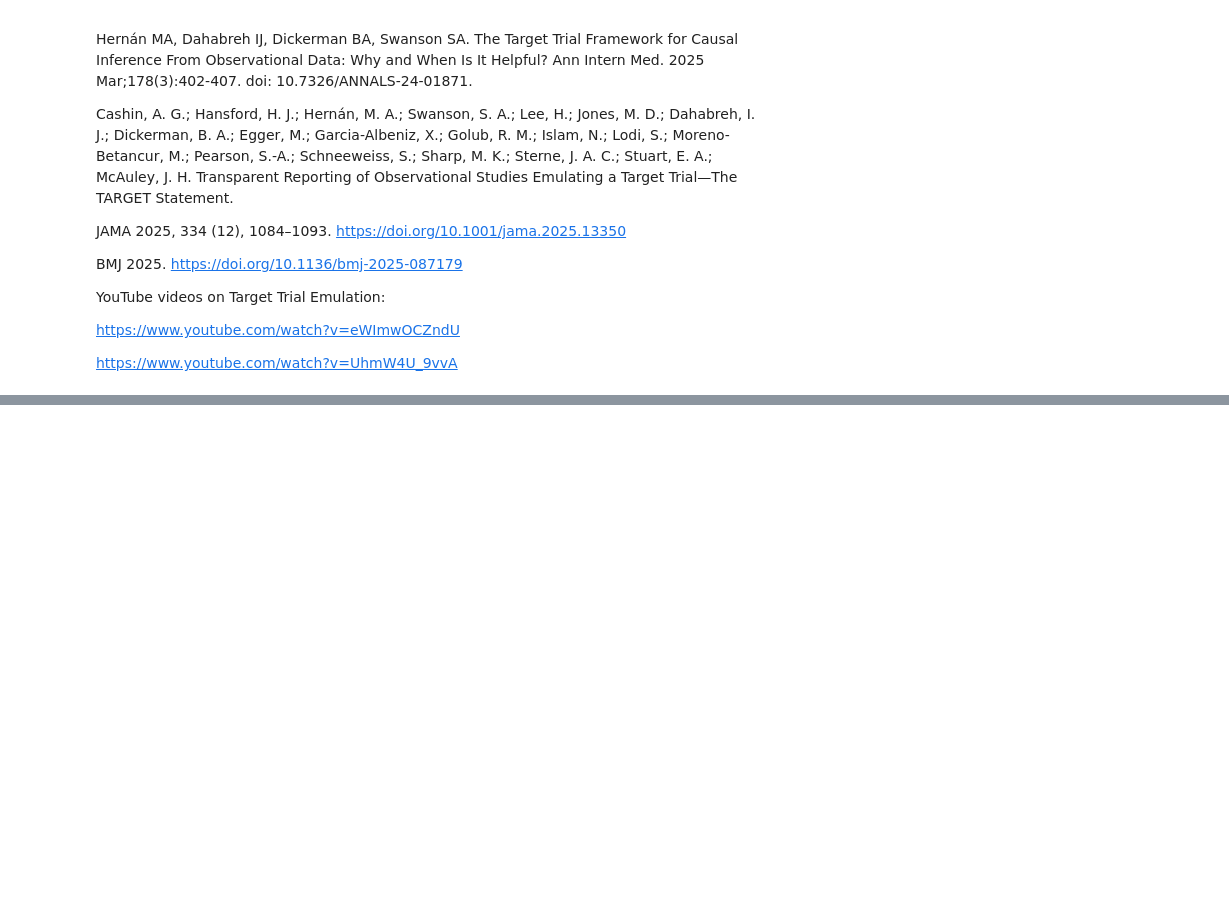
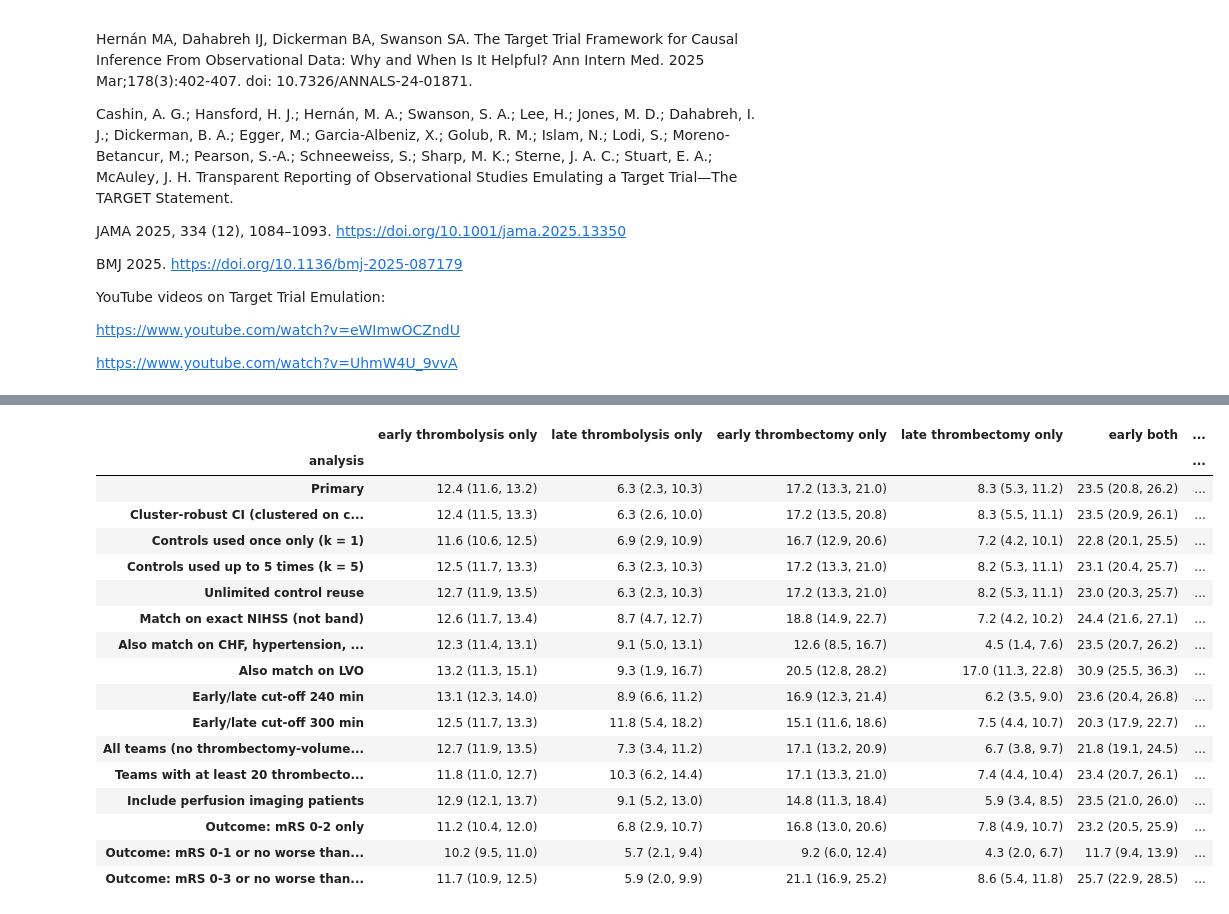
Before and after one commit to samuel-book/samuel-3, a Jupyter notebook: 4_target_trial_emulation/01_non_mild_thrombolysis_thrombectomy_target_trial_good_outcome.ipynb, the cells around one changed output, grey strips where cells are left out. Drawn from its saved outputs; the diff is of its cells as text; code cells hidden in the pictures; blank space fills up the shorter version.

```diff
--- a/4_target_trial_emulation/01_non_mild_thrombolysis_thrombectomy_target_trial_good_outcome.ipynb
+++ b/4_target_trial_emulation/01_non_mild_thrombolysis_thrombectomy_target_trial_good_outcome.ipynb
@@ -746,0 +740,59 @@ plt.show()
+# %%
+severity_exact = [f if f != "stroke_severity_band" else "stroke_severity" for f in MATCHING_FEATURES]
+with_comorbidities = MATCHING_FEATURES + ["congestive_heart_failure", "hypertension", "diabetes"]
+with_lvo = MATCHING_FEATURES + ["lvo"]
+
+# (category, label, cohort settings, matching settings)
+SCENARIOS = [
+    ("Matching", "Controls used once only (k = 1)", {}, {"max_control_reuse": 1}),
+    ("Matching", "Controls used up to 5 times (k = 5)", {}, {"max_control_reuse": 5}),
+    ("Matching", "Unlimited control reuse", {}, {"max_control_reuse": None}),
+    ("Matching", "Match on exact NIHSS (not band)", {}, {"matching_features": severity_exact}),
+    ("Matching", "Also match on CHF, hypertension, diabetes", {}, {"matching_features": with_comorbidities}),
+    ("Matching", "Also match on LVO", {}, {"matching_features": with_lvo}),
+    ("Treatment timing", "Early/late cut-off 240 min", {"cutoff": 240}, {}),
+    ("Treatment timing", "Early/late cut-off 300 min", {"cutoff": 300}, {}),
+    ("Cohort", "All teams (no thrombectomy-volume limit)", {"min_team_thrombectomies": 0}, {}),
+    ("Cohort", "Teams with at least 20 thrombectomies", {"min_team_thrombectomies": 20}, {}),
+    ("Cohort", "Include perfusion imaging patients", {"exclude_perfusion_imaging": False}, {}),
+]
+
+# Alternative good-outcome definitions, applied to the primary matched samples
+OUTCOME_SCENARIOS = [
+    ("mRS 0-2 only", lambda d: good_outcome(d, 2, allow_no_worse_than_prior=False)),
+    ("mRS 0-1 or no worse than pre-stroke", lambda d: good_outcome(d, 1)),
+    ("mRS 0-3 or no worse than pre-stroke", lambda d: good_outcome(d, 3)),
+]
+
+results = [
+    summarise_effects(matched_samples, "Primary", "Primary"),
+    summarise_effects(matched_samples, "Cluster-robust CI (clustered on control)", "Inference", clustered=True),
+]
+for category, label, cohort_kwargs, match_kwargs in SCENARIOS:
+    print(f"Running: {label}")
+    cohort = get_cohort(**cohort_kwargs) if cohort_kwargs else data
+    results.append(summarise_effects(match_groups(cohort, **match_kwargs), label, category))
+for label, outcome_fn in OUTCOME_SCENARIOS:
+    results.append(summarise_effects(matched_samples, f"Outcome: {label}", "Outcome definition",
+                                     outcome_fn=outcome_fn))
+
+sensitivity_df = pd.concat(results, ignore_index=True)
+sensitivity_df["difference_publish_pp"] = sensitivity_df.apply(
+    lambda r: f"{100 * r['difference']:.1f} ({100 * r['ci_lower']:.1f}, {100 * r['ci_upper']:.1f})", axis=1)
+sensitivity_df.to_csv(f"{OUTPUT_DIR}/{prefix}_sensitivity.csv", index=False)
+analysis_order = list(dict.fromkeys(sensitivity_df["analysis"]))
+
+
+def sensitivity_pivot(values):
+    # Rows = analysis, columns = treatment strategy
+    table = (sensitivity_df.pivot(index="analysis", columns="treatment_group", values=values)
+             .reindex(index=analysis_order, columns=[g for g in GROUP_ORDER if g in set(sensitivity_df["treatment_group"])]))
+    table.columns = [c.replace("_", " ") for c in table.columns]
+    return table
+
+
+# Difference in good outcome, percentage points (95% CI)
+sensitivity_table = sensitivity_pivot("difference_publish_pp")
+sensitivity_table.to_csv(f"{OUTPUT_DIR}/{prefix}_sensitivity_table.csv")
+sensitivity_table
+# %% [output]
@@ -746,0 +810,18 @@ plt.show()
+|  | early thrombolysis only | late thrombolysis only | early thrombectomy only | late thrombectomy only | early both | ... |
+| analysis |  |  |  |  |  | ... |
+| Primary | 12.4 (11.6, 13.2) | 6.3 (2.3, 10.3) | 17.2 (13.3, 21.0) | 8.3 (5.3, 11.2) | 23.5 (20.8, 26.2) | ... |
+| Cluster-robust CI (clustered on c... | 12.4 (11.5, 13.3) | 6.3 (2.6, 10.0) | 17.2 (13.5, 20.8) | 8.3 (5.5, 11.1) | 23.5 (20.9, 26.1) | ... |
+| Controls used once only (k = 1) | 11.6 (10.6, 12.5) | 6.9 (2.9, 10.9) | 16.7 (12.9, 20.6) | 7.2 (4.2, 10.1) | 22.8 (20.1, 25.5) | ... |
+| Controls used up to 5 times (k = 5) | 12.5 (11.7, 13.3) | 6.3 (2.3, 10.3) | 17.2 (13.3, 21.0) | 8.2 (5.3, 11.1) | 23.1 (20.4, 25.7) | ... |
+| Unlimited control reuse | 12.7 (11.9, 13.5) | 6.3 (2.3, 10.3) | 17.2 (13.3, 21.0) | 8.2 (5.3, 11.1) | 23.0 (20.3, 25.7) | ... |
+| Match on exact NIHSS (not band) | 12.6 (11.7, 13.4) | 8.7 (4.7, 12.7) | 18.8 (14.9, 22.7) | 7.2 (4.2, 10.2) | 24.4 (21.6, 27.1) | ... |
+| Also match on CHF, hypertension, ... | 12.3 (11.4, 13.1) | 9.1 (5.0, 13.1) | 12.6 (8.5, 16.7) | 4.5 (1.4, 7.6) | 23.5 (20.7, 26.2) | ... |
+| Also match on LVO | 13.2 (11.3, 15.1) | 9.3 (1.9, 16.7) | 20.5 (12.8, 28.2) | 17.0 (11.3, 22.8) | 30.9 (25.5, 36.3) | ... |
+| Early/late cut-off 240 min | 13.1 (12.3, 14.0) | 8.9 (6.6, 11.2) | 16.9 (12.3, 21.4) | 6.2 (3.5, 9.0) | 23.6 (20.4, 26.8) | ... |
+| Early/late cut-off 300 min | 12.5 (11.7, 13.3) | 11.8 (5.4, 18.2) | 15.1 (11.6, 18.6) | 7.5 (4.4, 10.7) | 20.3 (17.9, 22.7) | ... |
+| All teams (no thrombectomy-volume... | 12.7 (11.9, 13.5) | 7.3 (3.4, 11.2) | 17.1 (13.2, 20.9) | 6.7 (3.8, 9.7) | 21.8 (19.1, 24.5) | ... |
+| Teams with at least 20 thrombecto... | 11.8 (11.0, 12.7) | 10.3 (6.2, 14.4) | 17.1 (13.3, 21.0) | 7.4 (4.4, 10.4) | 23.4 (20.7, 26.1) | ... |
+| Include perfusion imaging patients | 12.9 (12.1, 13.7) | 9.1 (5.2, 13.0) | 14.8 (11.3, 18.4) | 5.9 (3.4, 8.5) | 23.5 (21.0, 26.0) | ... |
+| Outcome: mRS 0-2 only | 11.2 (10.4, 12.0) | 6.8 (2.9, 10.7) | 16.8 (13.0, 20.6) | 7.8 (4.9, 10.7) | 23.2 (20.5, 25.9) | ... |
+| Outcome: mRS 0-1 or no worse than... | 10.2 (9.5, 11.0) | 5.7 (2.1, 9.4) | 9.2 (6.0, 12.4) | 4.3 (2.0, 6.7) | 11.7 (9.4, 13.9) | ... |
+| Outcome: mRS 0-3 or no worse than... | 11.7 (10.9, 12.5) | 5.9 (2.0, 9.9) | 21.1 (16.9, 25.2) | 8.6 (5.4, 11.8) | 25.7 (22.9, 28.5) | ... |
```
Also changed, not shown: parts of 63 cells of this notebook.
